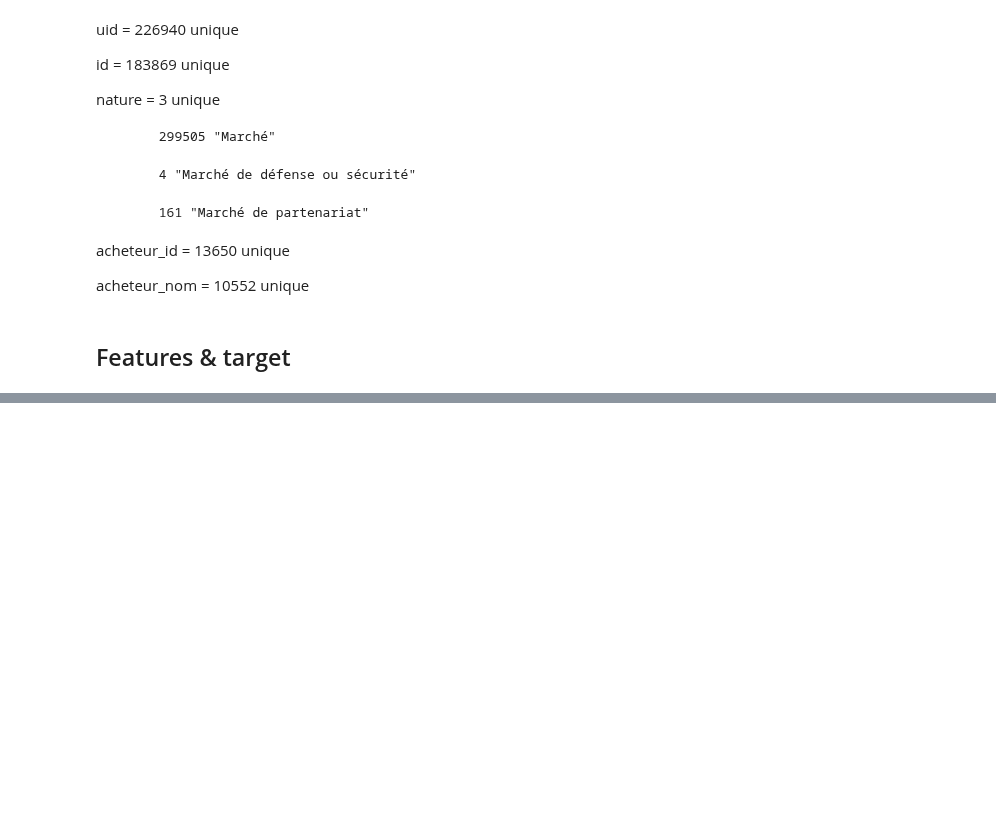
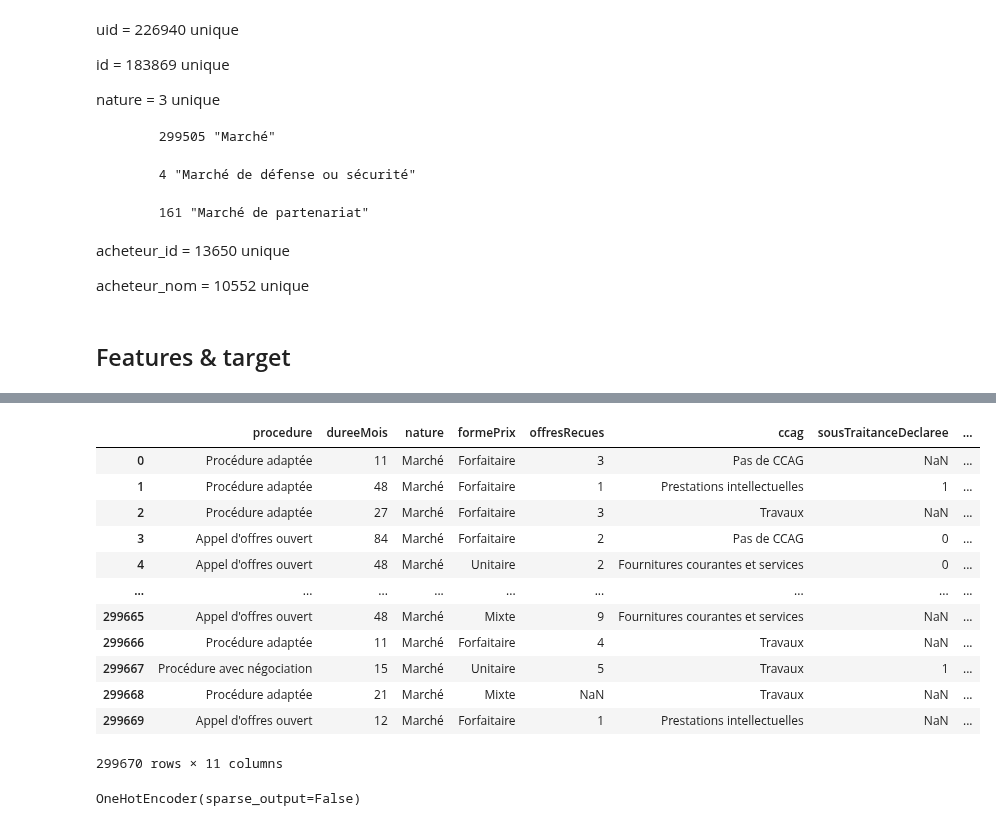
Before and after one commit to RonanB400/decp_ml, a Jupyter notebook: notebooks/JH_exploration.ipynb, the cells around one changed output, grey strips where cells are left out. Saved outputs shown, nothing was run; the diff lists cells and outputs as text; code cells hidden in the pictures; blank space fills up the shorter version.

```diff
--- a/notebooks/JH_exploration.ipynb
+++ b/notebooks/JH_exploration.ipynb
@@ -139,6 +139,8 @@ Length: 103, dtype: int64
 299668    False
 299669    False
 Name: acheteur_nom, Length: 299670, dtype: bool
+# %%
+pd.set_option('display.float_format', lambda x: '{:,.0f}'.format(x).replace(',', ' '))
 # %%
 data.groupby('codeCPV').size()
 # %% [output]
@@ -209,0 +213,16 @@ Name: montant, Length: 299670, dtype: float64
+# %%
+X
+# %% [output]
+|  | procedure | dureeMois | nature | formePrix | offresRecues | ccag | sousTraitanceDeclaree | ... |
+| 0 | Procédure adaptée | 11 | Marché | Forfaitaire | 3 | Pas de CCAG | NaN | ... |
+| 1 | Procédure adaptée | 48 | Marché | Forfaitaire | 1 | Prestations intellectuelles | 1 | ... |
+| 2 | Procédure adaptée | 27 | Marché | Forfaitaire | 3 | Travaux | NaN | ... |
+| 3 | Appel d'offres ouvert | 84 | Marché | Forfaitaire | 2 | Pas de CCAG | 0 | ... |
+| 4 | Appel d'offres ouvert | 48 | Marché | Unitaire | 2 | Fournitures courantes et services | 0 | ... |
+| ... | ... | ... | ... | ... | ... | ... | ... | ... |
+| 299665 | Appel d'offres ouvert | 48 | Marché | Mixte | 9 | Fournitures courantes et services | NaN | ... |
+| 299666 | Procédure adaptée | 11 | Marché | Forfaitaire | 4 | Travaux | NaN | ... |
+| 299667 | Procédure avec négociation | 15 | Marché | Unitaire | 5 | Travaux | 1 | ... |
+| 299668 | Procédure adaptée | 21 | Marché | Mixte | NaN | Travaux | NaN | ... |
+| 299669 | Appel d'offres ouvert | 12 | Marché | Forfaitaire | 1 | Prestations intellectuelles | NaN | ... |
+299670 rows × 11 columns
@@ -209,0 +231,5 @@ Name: montant, Length: 299670, dtype: float64
+# %%
+ohe = OneHotEncoder(sparse_output=False)
+ohe.fit(X[['procedure', 'formePrix', 'ccag', 'typeGroupementOperateurs', 'nature']])
+# %% [output]
+OneHotEncoder(sparse_output=False)
```
Also changed, not shown: parts of 11 cells of this notebook.
